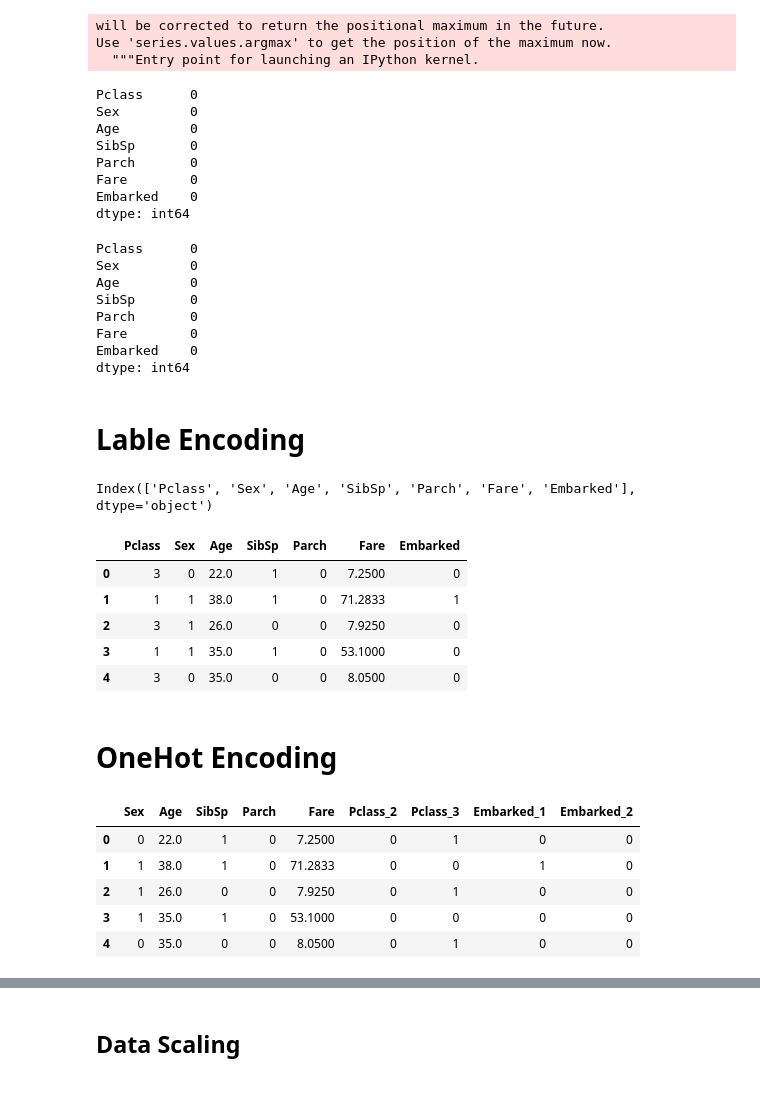
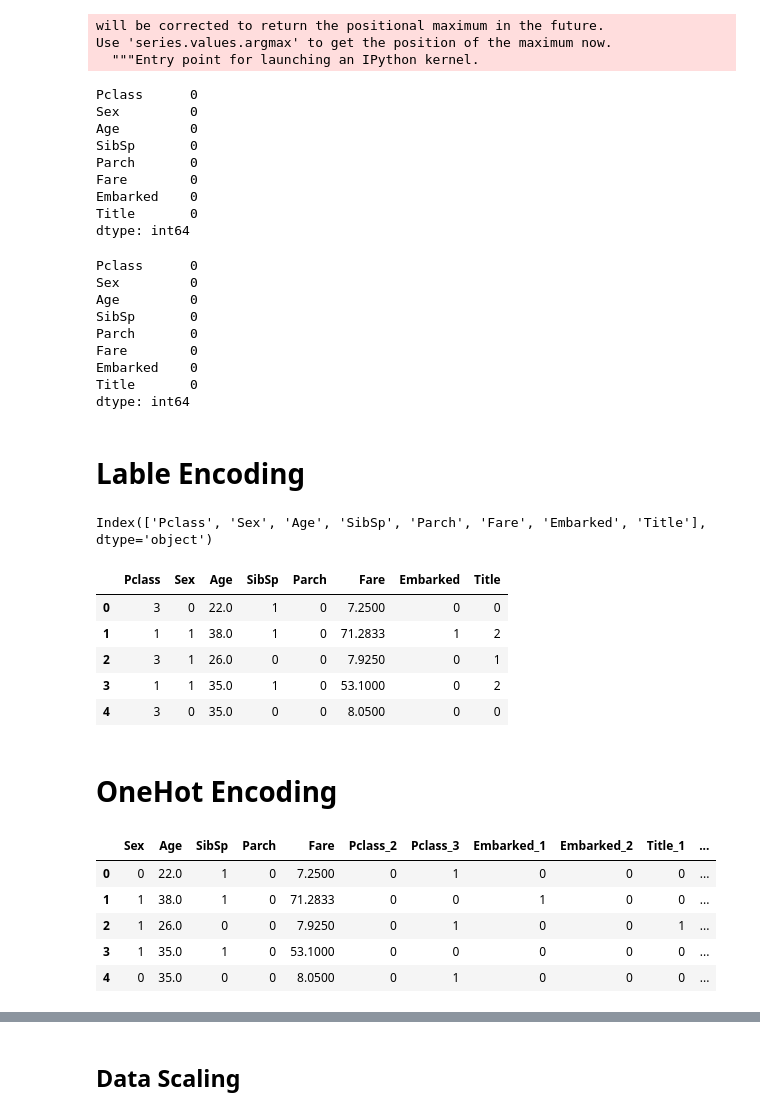
Before and after one commit to diabmohab/Linear-Regression-, a Jupyter notebook: Titanic - HB.ipynb, the cells around one changed output, grey strips where cells are left out. Cells and saved outputs as stored; diff of their text form; code cells hidden in the pictures.

```diff
--- a/Titanic - HB.ipynb
+++ b/Titanic - HB.ipynb
@@ -20,2 +14,7 @@ test_df = pd.read_csv('data/test.csv')
+# %%
+TRAIN_PATH = 'data/train.csv'
+TEST_PATH = 'data/test.csv'
+train_df = pd.read_csv(TRAIN_PATH)
+test_df = pd.read_csv(TEST_PATH)
 # %%
 train_df.columns
@@ -84,8 +186,8 @@ bar_chart('Title')
 # %% [markdown]
 # Data Preprocessing
 # %%
-train_df = pd.read_csv('data/train.csv')
-test_df = pd.read_csv('data/test.csv')
+train_df = pd.read_csv(TRAIN_PATH)
+test_df = pd.read_csv(TEST_PATH)
 train_df.columns
 # %% [output]
 Index(['PassengerId', 'Survived', 'Pclass', 'Name', 'Sex', 'Age', 'SibSp',
@@ -143,6 +283,7 @@ SibSp       0
 Parch       0
 Fare        0
 Embarked    0
+Title       0
 dtype: int64
 # %%
 X_test_df.isnull().sum()
@@ -154,13 +295,14 @@ SibSp       0
 Parch       0
 Fare        0
 Embarked    0
+Title       0
 dtype: int64
 # %% [markdown]
 # Lable Encoding
 # %%
 X_train_df.columns
 # %% [output]
-Index(['Pclass', 'Sex', 'Age', 'SibSp', 'Parch', 'Fare', 'Embarked'], dtype='object')
+Index(['Pclass', 'Sex', 'Age', 'SibSp', 'Parch', 'Fare', 'Embarked', 'Title'], dtype='object')
 # %%
 X_train_df.replace({"male": 0, "female": 1}, inplace=True)
 X_test_df.replace({"male": 0, "female": 1}, inplace=True)
@@ -169,22 +311,22 @@ X_test_df.replace({"S": 0, "C": 1, "Q": 2}, inplace=True)
 # %%
 X_train_df.head()
 # %% [output]
-|  | Pclass | Sex | Age | SibSp | Parch | Fare | Embarked |
-| 0 | 3 | 0 | 22.0 | 1 | 0 | 7.2500 | 0 |
-| 1 | 1 | 1 | 38.0 | 1 | 0 | 71.2833 | 1 |
-| 2 | 3 | 1 | 26.0 | 0 | 0 | 7.9250 | 0 |
-| 3 | 1 | 1 | 35.0 | 1 | 0 | 53.1000 | 0 |
-| 4 | 3 | 0 | 35.0 | 0 | 0 | 8.0500 | 0 |
+|  | Pclass | Sex | Age | SibSp | Parch | Fare | Embarked | Title |
+| 0 | 3 | 0 | 22.0 | 1 | 0 | 7.2500 | 0 | 0 |
+| 1 | 1 | 1 | 38.0 | 1 | 0 | 71.2833 | 1 | 2 |
+| 2 | 3 | 1 | 26.0 | 0 | 0 | 7.9250 | 0 | 1 |
+| 3 | 1 | 1 | 35.0 | 1 | 0 | 53.1000 | 0 | 2 |
+| 4 | 3 | 0 | 35.0 | 0 | 0 | 8.0500 | 0 | 0 |
 # %% [markdown]
 # OneHot Encoding
 # %%
-X_train_df = pd.get_dummies(X_train_df, columns=['Pclass', 'Embarked'], drop_first=True)
-X_test_df = pd.get_dummies(X_test_df, columns=['Pclass', 'Embarked'], drop_first=True)
+X_train_df = pd.get_dummies(X_train_df, columns=['Pclass', 'Embarked', 'Title'], drop_first=True)
+X_test_df = pd.get_dummies(X_test_df, columns=['Pclass', 'Embarked', 'Title'], drop_first=True)
 X_train_df.head()
 # %% [output]
-|  | Sex | Age | SibSp | Parch | Fare | Pclass_2 | Pclass_3 | Embarked_1 | Embarked_2 |
-| 0 | 0 | 22.0 | 1 | 0 | 7.2500 | 0 | 1 | 0 | 0 |
-| 1 | 1 | 38.0 | 1 | 0 | 71.2833 | 0 | 0 | 1 | 0 |
-| 2 | 1 | 26.0 | 0 | 0 | 7.9250 | 0 | 1 | 0 | 0 |
-| 3 | 1 | 35.0 | 1 | 0 | 53.1000 | 0 | 0 | 0 | 0 |
-| 4 | 0 | 35.0 | 0 | 0 | 8.0500 | 0 | 1 | 0 | 0 |
+|  | Sex | Age | SibSp | Parch | Fare | Pclass_2 | Pclass_3 | Embarked_1 | Embarked_2 | Title_1 | ... |
+| 0 | 0 | 22.0 | 1 | 0 | 7.2500 | 0 | 1 | 0 | 0 | 0 | ... |
+| 1 | 1 | 38.0 | 1 | 0 | 71.2833 | 0 | 0 | 1 | 0 | 0 | ... |
+| 2 | 1 | 26.0 | 0 | 0 | 7.9250 | 0 | 1 | 0 | 0 | 1 | ... |
+| 3 | 1 | 35.0 | 1 | 0 | 53.1000 | 0 | 0 | 0 | 0 | 0 | ... |
+| 4 | 0 | 35.0 | 0 | 0 | 8.0500 | 0 | 1 | 0 | 0 | 0 | ... |
```
Also changed, not shown: parts of 62 cells of this notebook.
